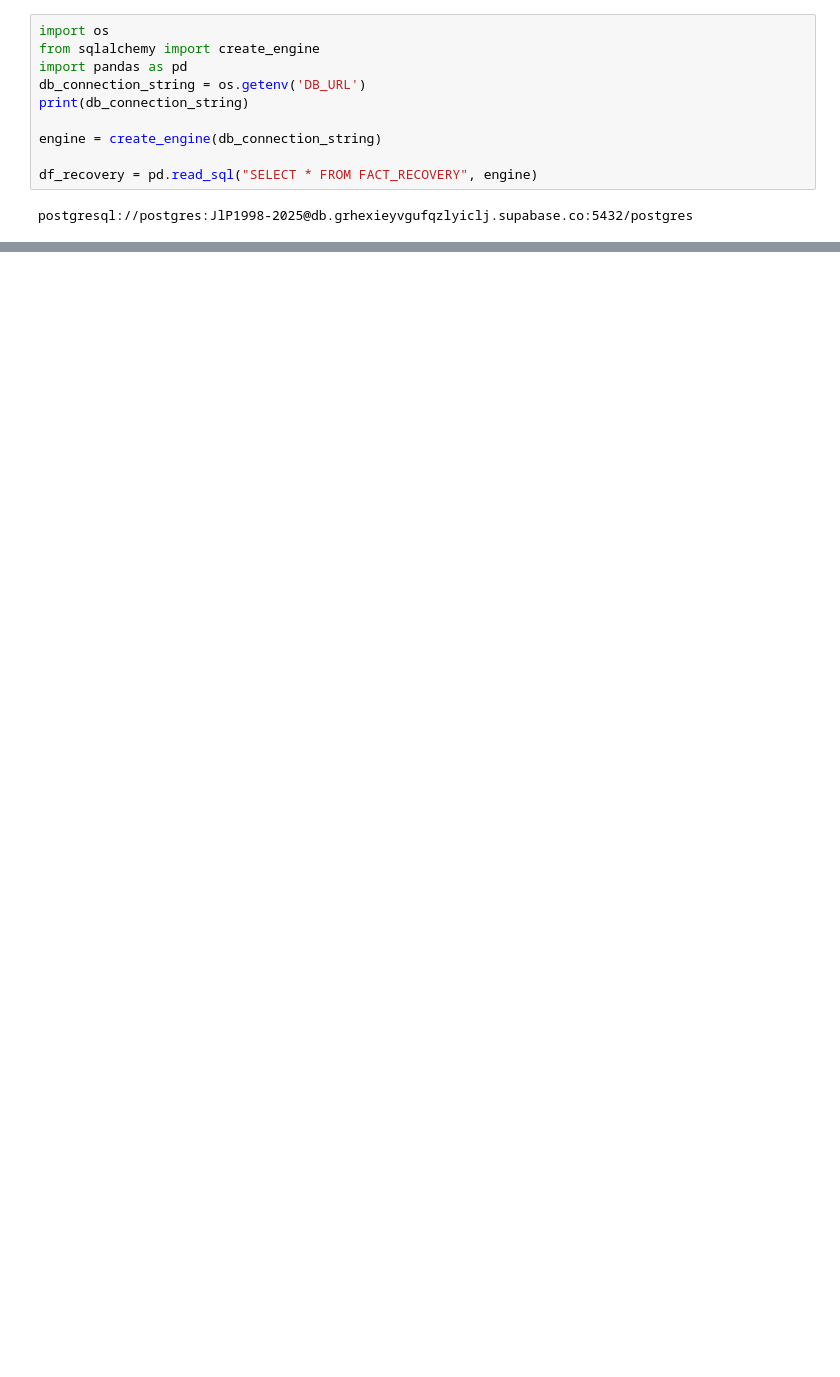
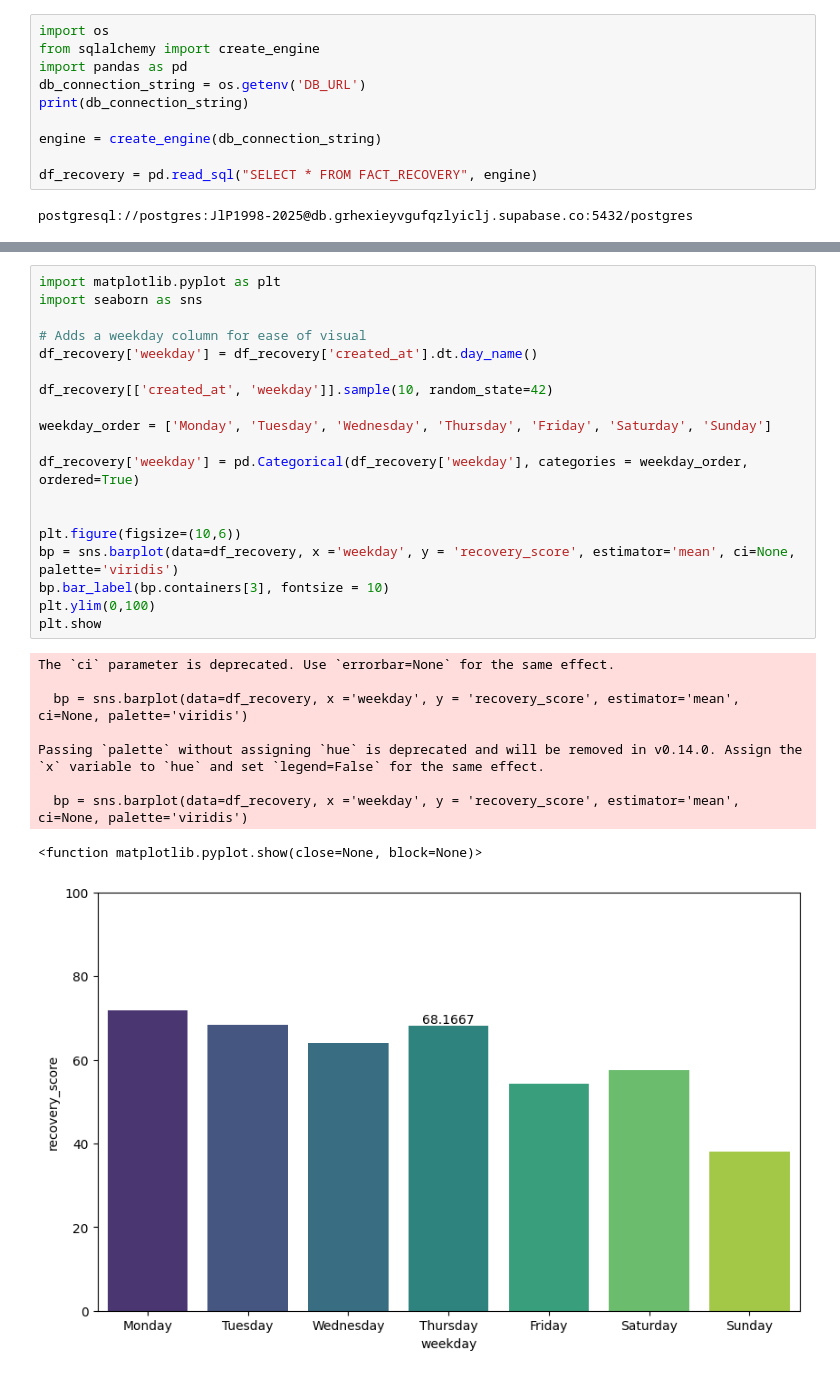
Before and after one commit to JordanPickles/whoop-pipeline, a Jupyter notebook: notebooks/eda_recovery.ipynb, the cells around one changed output, grey strips where cells are left out. Saved outputs shown, nothing was run; the diff lists cells and outputs as text; blank space fills up the shorter version.

Commit message:
feat(eda): adds syntax changes to chart creation for weekday recovery density plot

```diff
--- a/notebooks/eda_recovery.ipynb
+++ b/notebooks/eda_recovery.ipynb
@@ -58,0 +60,29 @@ TypeError: DataFrame.sort_values() missing 1 required positional argument: 'by'
+# %%
+import matplotlib.pyplot as plt
+import seaborn as sns
+
+# Adds a weekday column for ease of visual
+df_recovery['weekday'] = df_recovery['created_at'].dt.day_name()
+
+df_recovery[['created_at', 'weekday']].sample(10, random_state=42)
+
+weekday_order = ['Monday', 'Tuesday', 'Wednesday', 'Thursday', 'Friday', 'Saturday', 'Sunday']
+
+df_recovery['weekday'] = pd.Categorical(df_recovery['weekday'], categories = weekday_order, ordered=True)
+
+
+plt.figure(figsize=(10,6))
+bp = sns.barplot(data=df_recovery, x ='weekday', y = 'recovery_score', estimator='mean', ci=None, palette='viridis')
+bp.bar_label(bp.containers[3], fontsize = 10)
+plt.ylim(0,100)
+plt.show
+# %% [output]
+The `ci` parameter is deprecated. Use `errorbar=None` for the same effect.
+
+  bp = sns.barplot(data=df_recovery, x ='weekday', y = 'recovery_score', estimator='mean', ci=None, palette='viridis')
+
+Passing `palette` without assigning `hue` is deprecated and will be removed in v0.14.0. Assign the `x` variable to `hue` and set `legend=False` for the same effect.
+
+  bp = sns.barplot(data=df_recovery, x ='weekday', y = 'recovery_score', estimator='mean', ci=None, palette='viridis')
+<function matplotlib.pyplot.show(close=None, block=None)>
+[figure, added]
```
Also changed, not shown: parts of 3 cells of this notebook.
